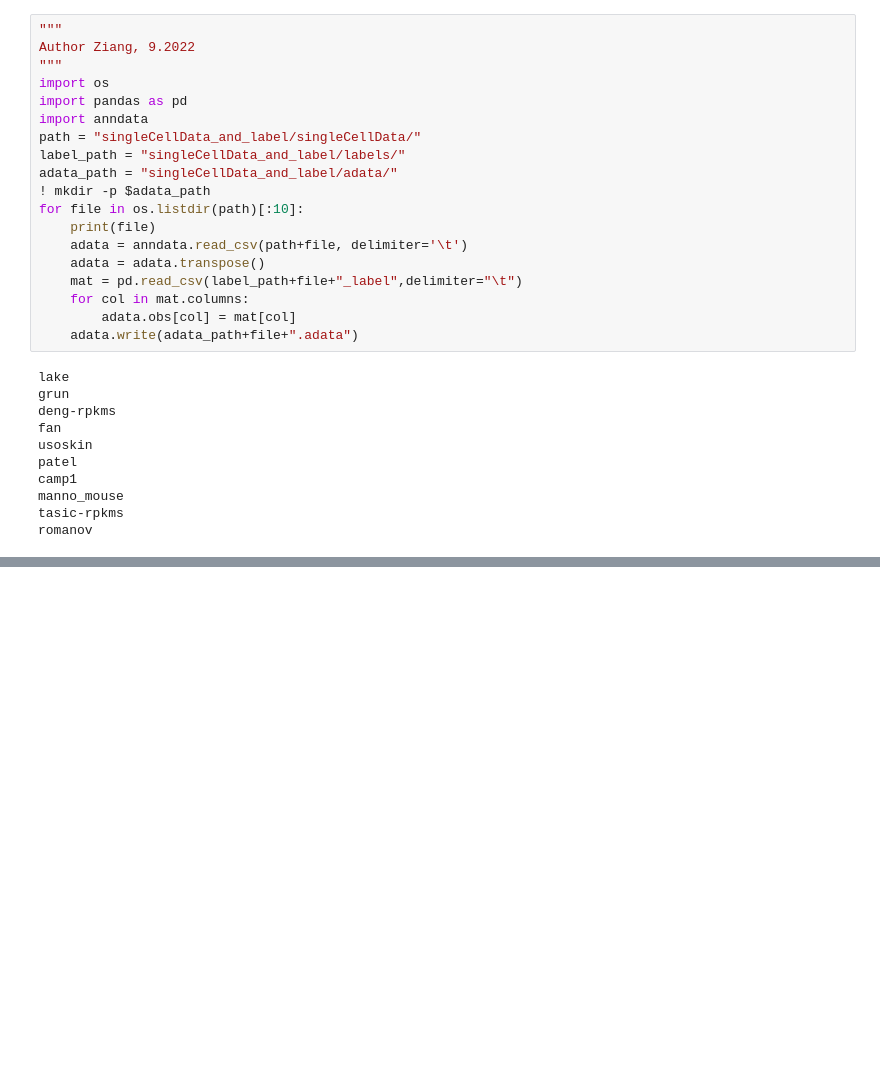
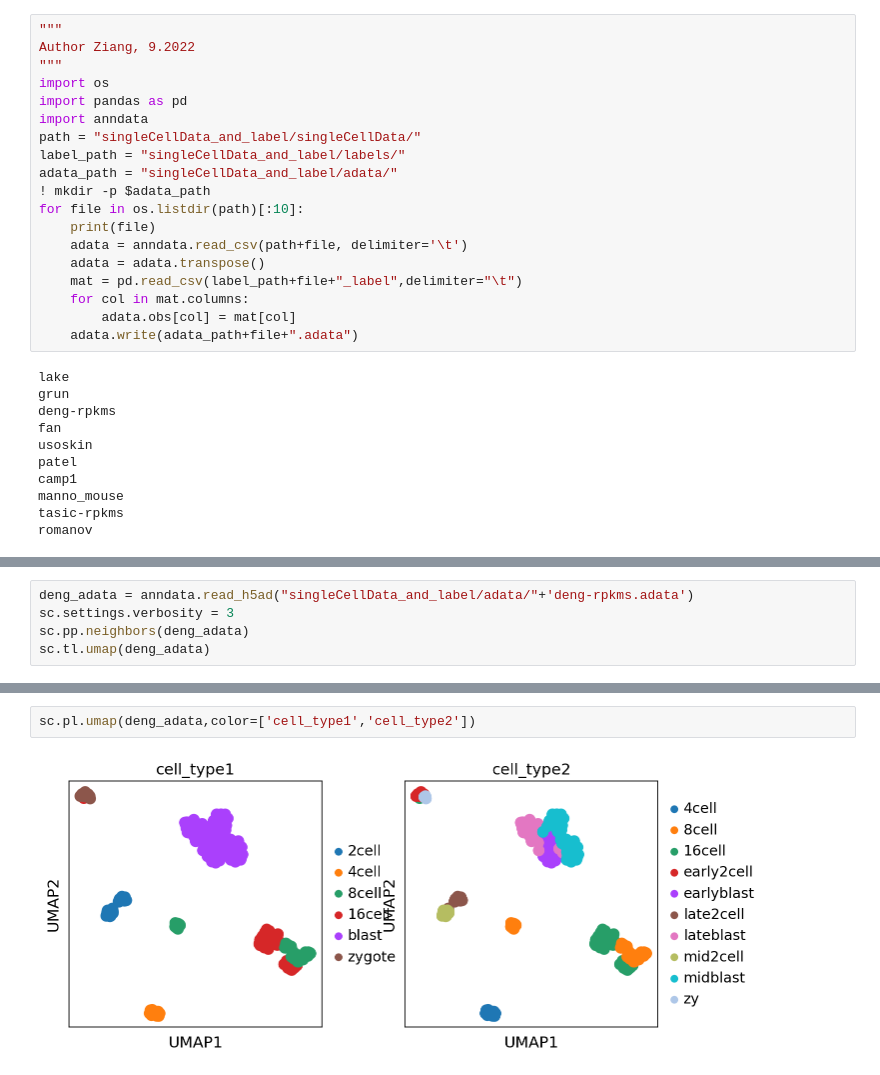
Before and after one commit to li-ziang/compbio-2022, a Jupyter notebook: hm1/analysis.ipynb, the cells around one changed output, grey strips where cells are left out. Saved outputs shown, nothing was run; the diff lists cells and outputs as text; blank space fills up the shorter version.

```diff
--- a/hm1/analysis.ipynb
+++ b/hm1/analysis.ipynb
@@ -55,0 +114,5 @@ print(result)
+# %%
+deng_adata = anndata.read_h5ad("singleCellData_and_label/adata/"+'deng-rpkms.adata')
+sc.settings.verbosity = 3
+sc.pp.neighbors(deng_adata)
+sc.tl.umap(deng_adata)
@@ -55,0 +132,4 @@ print(result)
+# %%
+sc.pl.umap(deng_adata,color=['cell_type1','cell_type2'])
+# %% [output]
+[figure, added]
```
Also changed, not shown: parts of 22 cells of this notebook.
